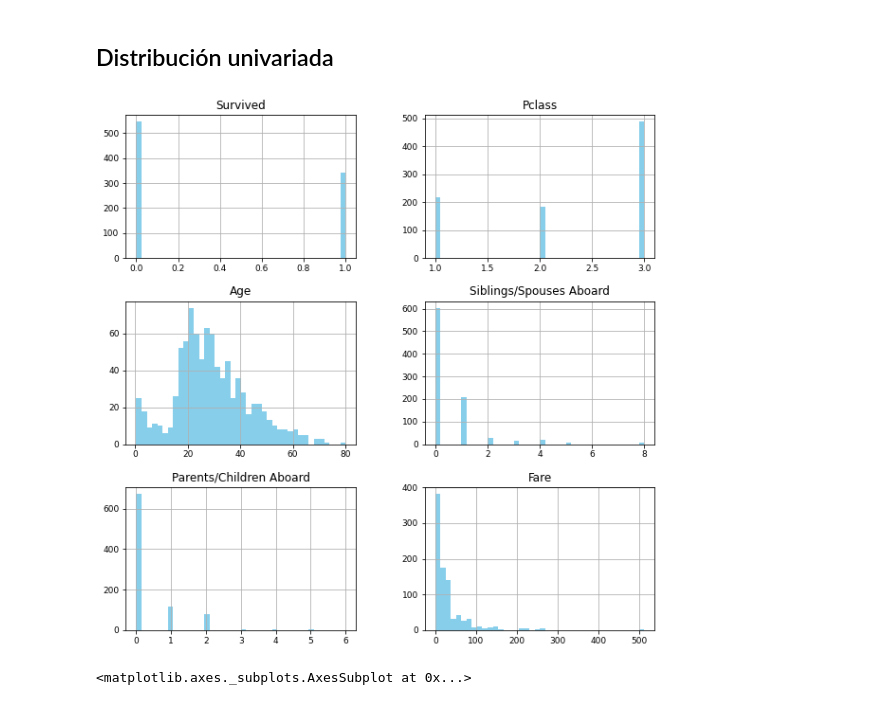
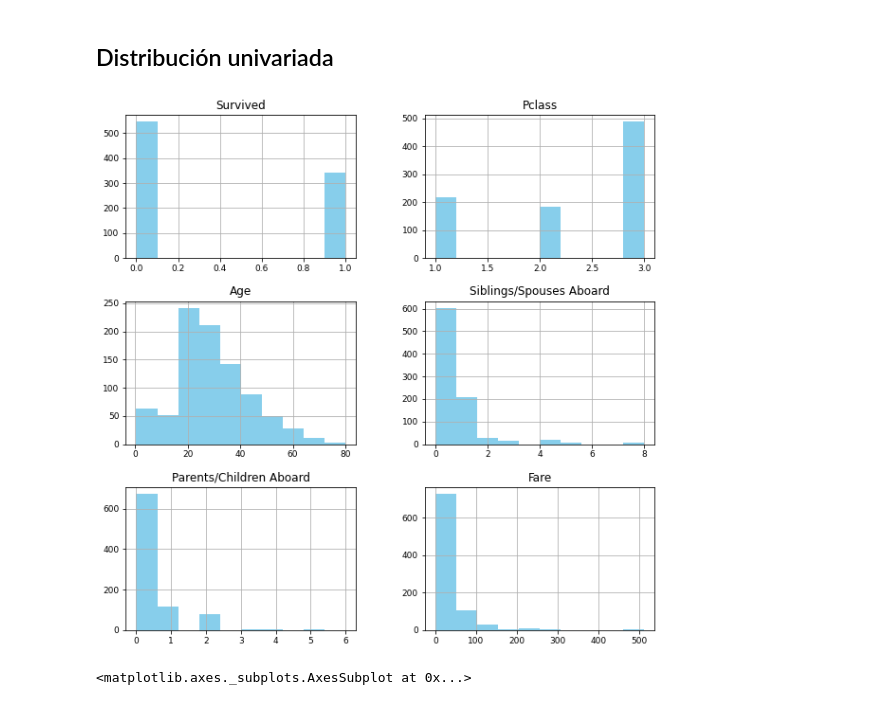
Before and after one commit to AnIsAsPe/Aprendizaje-no-supervisado, a Jupyter notebook: Análisis_exploratorio_con_pandas,_matplotlib,_seaborn_y_plotly.ipynb, the cells around one changed output. Saved outputs shown, nothing was run; the diff lists cells and outputs as text; code cells hidden in the pictures.

```diff
--- a/Análisis_exploratorio_con_pandas,_matplotlib,_seaborn_y_plotly.ipynb
+++ b/Análisis_exploratorio_con_pandas,_matplotlib,_seaborn_y_plotly.ipynb
@@ -9,4 +9,5 @@ import seaborn as sns
 import matplotlib.pyplot as plt
 import plotly.express as px
 # %%
-titanic=pd.read_csv("https://web.stanford.edu/class/archive/cs/cs109/cs109.1166/stuff/titanic.csv")
+titanic = pd.read_csv("https://web.stanford.edu/class/archive/cs/cs109/cs109.1166/stuff/titanic.csv", index_col='Name')
+titanic.shape
@@ -107,10 +300,10 @@ Name: Fare, Length: 248, dtype: int64
 ## Distribución univariada
 # %%
 titanic.hist(figsize = (10,10), xlabelsize=9, ylabelsize=9,
-                               color='skyblue', bins= 40)
+                               color='skyblue', bins= 10)
 plt.show()
 # %% [output]
-[figure, old version]
+[figure, new version]
 # %%
 titanic['Sex'].hist(color='skyblue')
 # %% [output]
```
Also changed, not shown: parts of 28 cells of this notebook.
